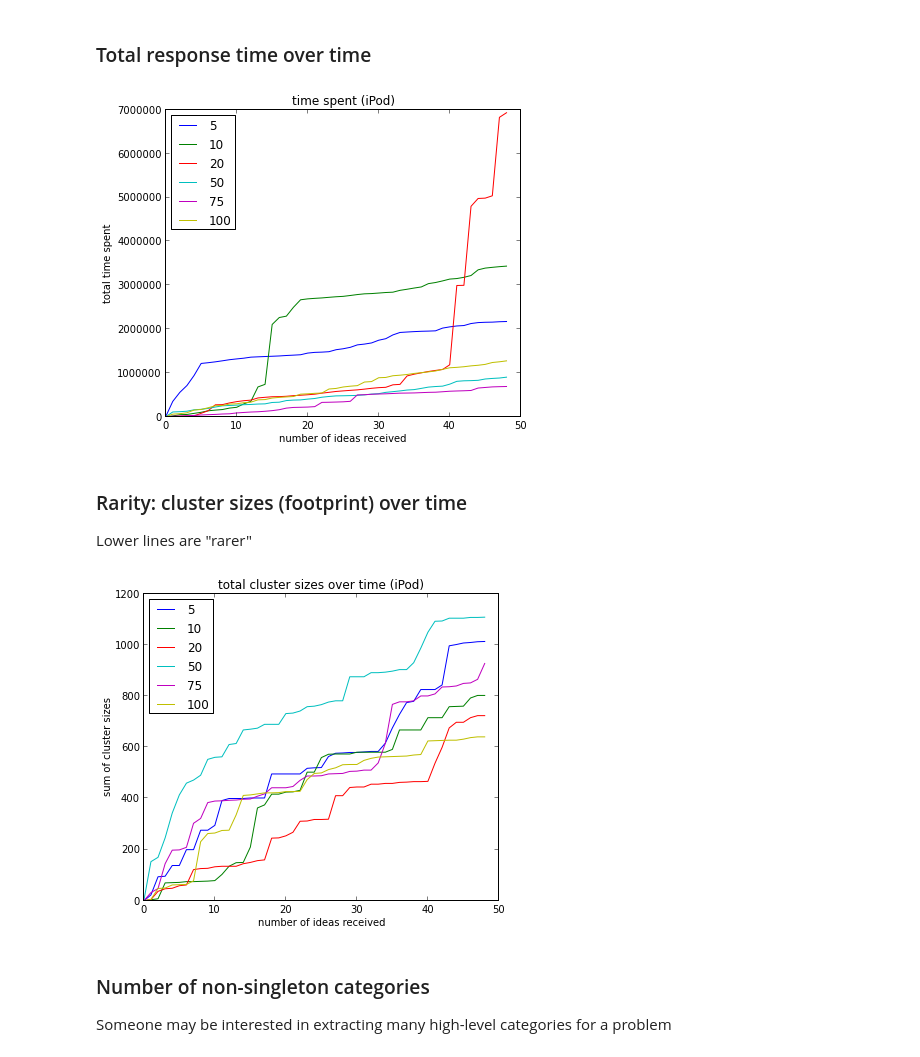
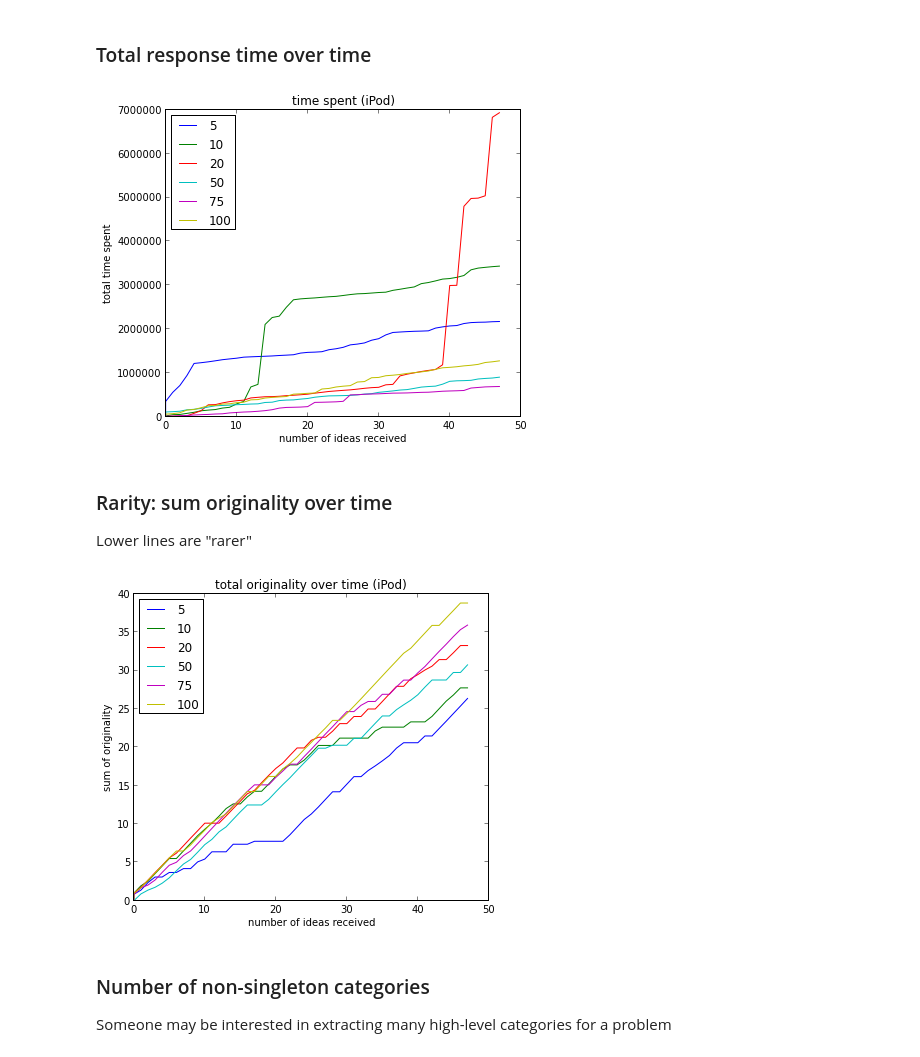
Before and after one commit to filkry/crowbrain, a Jupyter notebook: exps/post_pilot16_stats.ipynb, the cells around one changed output. Drawn from its saved outputs; the diff is of its cells as text; code cells hidden in the pictures.

```diff
--- a/exps/post_pilot16_stats.ipynb
+++ b/exps/post_pilot16_stats.ipynb
@@ -667,6 +686,7 @@ run_metrics_df = pd.DataFrame({'hashed_worker_id': wids,
                             'question_code': qcs,
                             'num_requested': nrs,
                             'num_received': nrc,
+                            'completion_rate': cpr,
                             'sumbit_datetime': sdts,
                             'mean_word_count': mwc,
                             'num_manual_original': nmo,
@@ -933,7 +1000,9 @@ def count_over_responses_cross_qc(base_df, count_func, xlab, ylab, t):
             ssub_df = ssub_df.sort('submit_datetime')
             ssub_df = ssub_df.iloc[:min_cond_size]
 
-            plot(count_func(ssub_df), label=str(nr))
+            xs, ys = zip(*count_func(ssub_df))
+
+            plot(xs, ys, label=str(nr))
 
         legend(loc='upper left')
 # %% [markdown]
@@ -1196,11 +1315,11 @@ count_over_responses_cross_qc(h_cluster_valid_df, count_func,
 ### Total response time over time
 # %%
 def count_func(df):
-    resp_time = [0,]
+    resp_time = [(0,0)]
 
-    for t in df['time_spent']:
-        prev = resp_time[-1]
-        resp_time.append(prev + t)
+    for i, t in enumerate(df['time_spent']):
+        prev = resp_time[-1][1]
+        resp_time.append((i, prev + t))
 
     return resp_time
 
@@ -1209,36 +1328,58 @@ count_over_responses_cross_qc(time_valid_df, count_func,
                               'total time spent',
                               'time spent')
 # %% [output]
-[figure, old version]
+[figure, new version]
+# %%
+# Print all of this is invalid
+
+def count_func(df):
+    resp_time = [(0,0)]
+
+    tds = df['accept_to_submit_timedelta']
+    last_wid = df['hashed_worker_id'].iloc[0]
+
+    for ix, i in enumerate(tds.index):
+        if last_wid != df['hashed_worker_id'][i] or i == tds.index[-1]:
+            prev = resp_time[-1][1]
+            t = tds[i]
+            resp_time.append((ix, prev + t.astype(int64)))
+        last_wid = df['hashed_worker_id'][i]
+
+    return resp_time
+
+#count_over_responses_cross_qc(time_valid_df, count_func,
+#                              'number of ideas received',
+#                              'time from accept to submit (ns)',
+#                              'time from accept to submit (ns)')
 # %% [markdown]
-### Rarity: cluster sizes (footprint) over time
+### Rarity: sum originality over time
 
 Lower lines are "rarer"
 # %%
 def count_func(df):
-    total_cluster_sizes = [0,]
+    sum_originality = [(0,0)]
 
     clusters = set()
 
-    for i in df.index:
-        nb = df['num_ideas_below'][i]
+    for j, i in enumerate(df.index):
+        nb = df['simple_originality_score'][i]
         c = df['h_cluster'][i]
-        prev = total_cluster_sizes[-1]
+        prev = sum_originality[-1][1]
 
         if c in clusters:
-            total_cluster_sizes.append(prev)
+            sum_originality.append((j, prev))
         else:
             clusters.add(c)
-            total_cluster_sizes.append(prev + nb)
+            sum_originality.append((j, prev + nb))
 
-    return total_cluster_sizes
+    return sum_originality
 
 count_over_responses_cross_qc(h_cluster_valid_df, count_func,
                               'number of ideas received',
-                              'sum of cluster sizes',
-                              'total cluster sizes over time')
+                              'sum of originality',
+                              'total originality over time')
 # %% [output]
-[figure, old version]
+[figure, new version]
 # %% [markdown]
 ### Number of non-singleton categories
 
```
Also changed, not shown: parts of 21 cells of this notebook, 1 other file.
